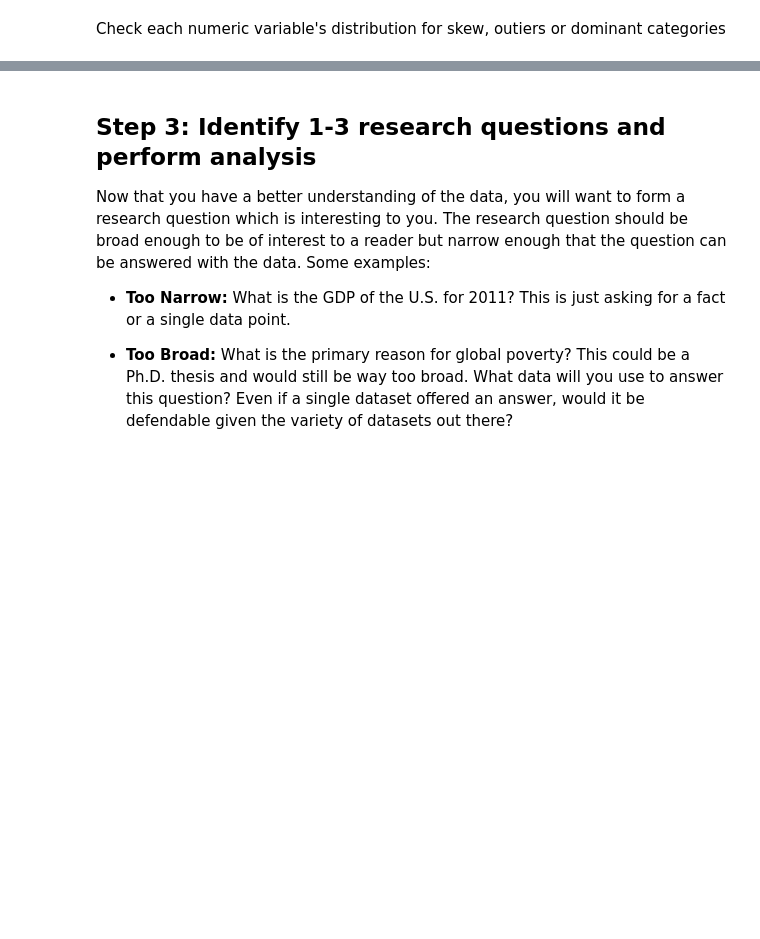
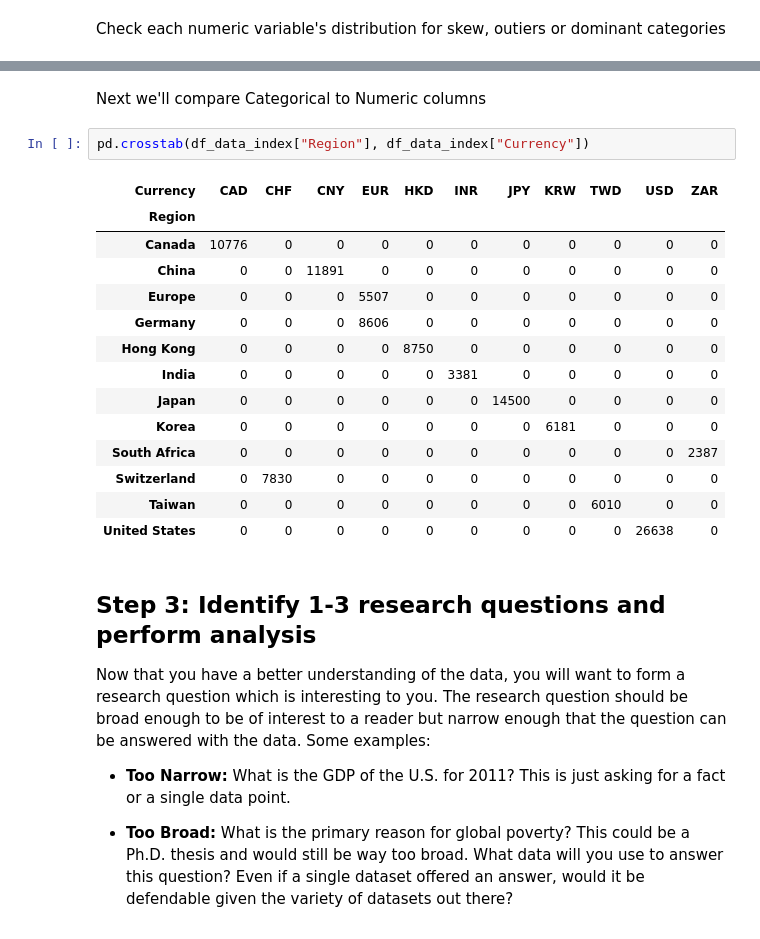
Before and after one commit to kiah-ucsd/DSE200, a Jupyter notebook: FinalProject/Final Project_Fall2025.ipynb, the cells around one changed output, grey strips where cells are left out. Cells and saved outputs as stored; diff of their text form; blank space fills up the shorter version.

```diff
--- a/FinalProject/Final Project_Fall2025.ipynb
+++ b/FinalProject/Final Project_Fall2025.ipynb
@@ -263,3 +392,22 @@ plt.show()
+# %% [markdown]
+Next we'll compare Categorical to Numeric columns
+# %%
+pd.crosstab(df_data_index["Region"], df_data_index["Currency"])
+# %% [output]
+| Currency | CAD | CHF | CNY | EUR | HKD | INR | JPY | KRW | TWD | USD | ZAR |
+| Region |  |  |  |  |  |  |  |  |  |  |  |
+| Canada | 10776 | 0 | 0 | 0 | 0 | 0 | 0 | 0 | 0 | 0 | 0 |
+| China | 0 | 0 | 11891 | 0 | 0 | 0 | 0 | 0 | 0 | 0 | 0 |
+| Europe | 0 | 0 | 0 | 5507 | 0 | 0 | 0 | 0 | 0 | 0 | 0 |
+| Germany | 0 | 0 | 0 | 8606 | 0 | 0 | 0 | 0 | 0 | 0 | 0 |
+| Hong Kong | 0 | 0 | 0 | 0 | 8750 | 0 | 0 | 0 | 0 | 0 | 0 |
+| India | 0 | 0 | 0 | 0 | 0 | 3381 | 0 | 0 | 0 | 0 | 0 |
+| Japan | 0 | 0 | 0 | 0 | 0 | 0 | 14500 | 0 | 0 | 0 | 0 |
+| Korea | 0 | 0 | 0 | 0 | 0 | 0 | 0 | 6181 | 0 | 0 | 0 |
+| South Africa | 0 | 0 | 0 | 0 | 0 | 0 | 0 | 0 | 0 | 0 | 2387 |
+| Switzerland | 0 | 7830 | 0 | 0 | 0 | 0 | 0 | 0 | 0 | 0 | 0 |
+| Taiwan | 0 | 0 | 0 | 0 | 0 | 0 | 0 | 0 | 6010 | 0 | 0 |
+| United States | 0 | 0 | 0 | 0 | 0 | 0 | 0 | 0 | 0 | 26638 | 0 |
 # %% [markdown]
 ## Step 3:  Identify 1-3 research questions and perform analysis
 
```
Also changed, not shown: parts of 14 cells of this notebook.
